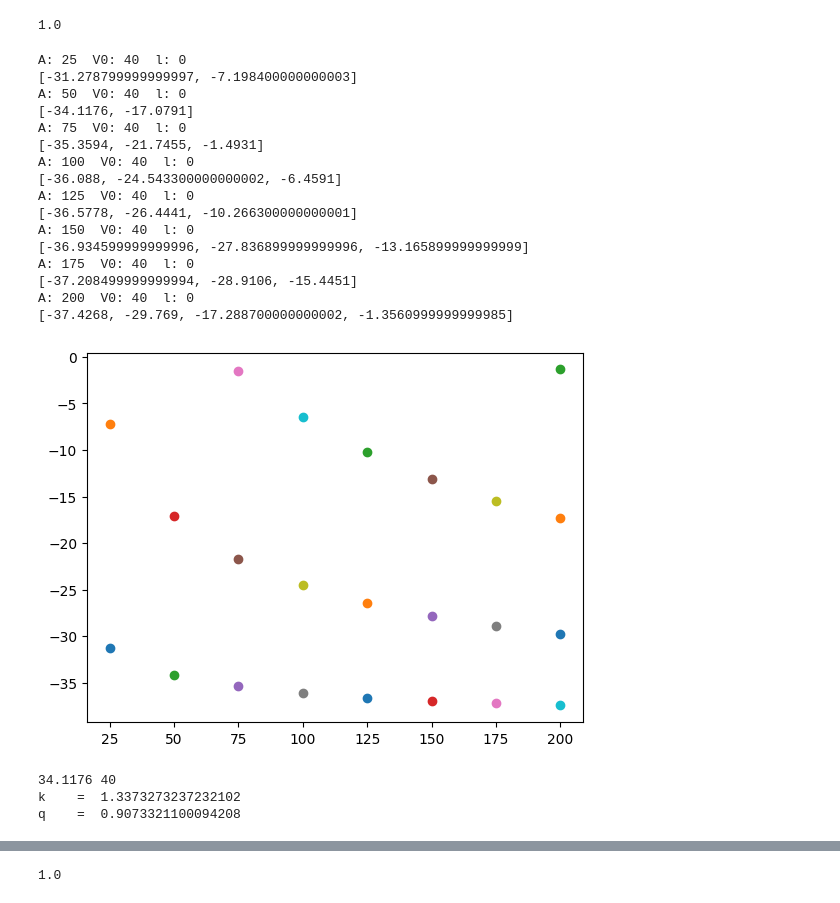
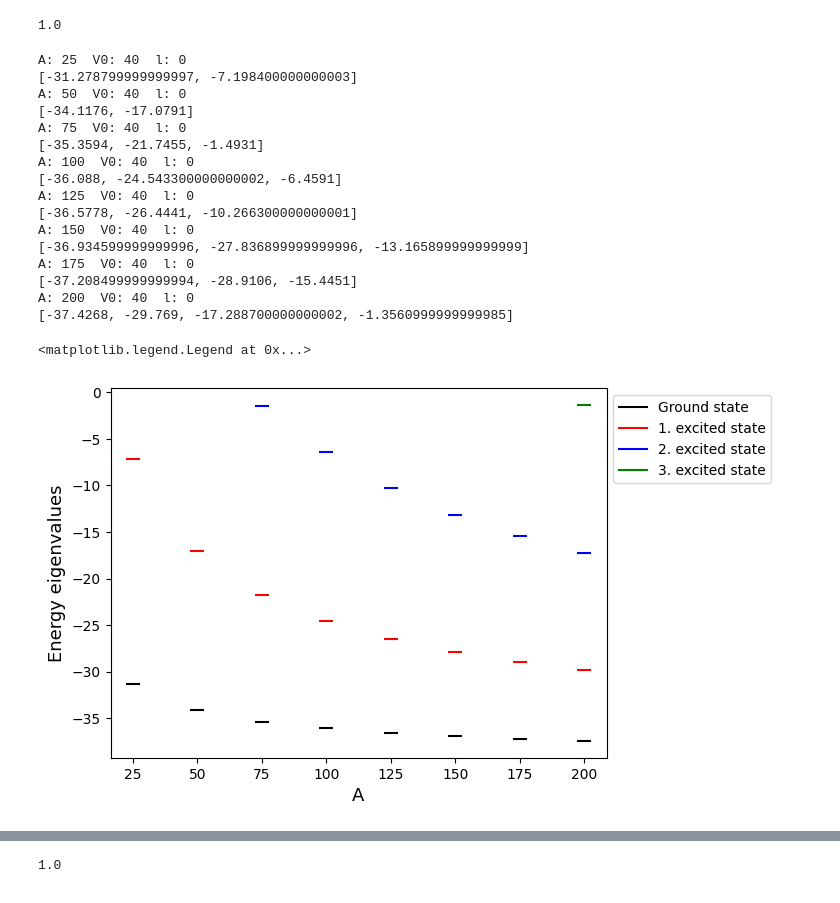
Before and after one commit to mariaheisel99/Studies, a Jupyter notebook: Nuclear_II/exercises.ipynb, the cells around one changed output, grey strips where cells are left out. Cells and saved outputs as stored; diff of their text form; code cells hidden in the pictures.

```diff
--- a/Nuclear_II/exercises.ipynb
+++ b/Nuclear_II/exercises.ipynb
@@ -280,11 +281,11 @@ m
 # %% [output]
 (1875.61294257, 'MeV', 5.7e-07)
 # %%
-plt.figure(figsize=(10,8))
+plt.figure(figsize=(8,5))
 R = 1.7
-a = 2*m[0]*v0*R**2/hbarc**2
-x = np.linspace(0, 10, 1000)
+x = np.linspace(0, 10, 100000)
 y1 = -x*(1/np.tan(x))
+y1[:-1][np.diff(y1) < 0] = np.nan
 # a = np.array([np.pi/4, np.pi/2, 3/4*np.pi, np.pi,np.pi*5/4,np.pi*3/2,7/4*np.pi,np.pi*2])
 # rs = np.array([r'$\pi/4$',r'$\pi/2$',r'$3\pi/4$',r'$\pi$',r'$5\pi/4$',r'$3\pi/2$',r'$7\pi/4$',r'$2\pi$'])
 # colors = ['b','g','y','k','r','m','c','orange']
@@ -295,12 +296,12 @@ y1 = -x*(1/np.tan(x))
 #     plt.annotate(f'a = {name}',(x[5],y2[5]),textcoords="offset points", xytext=(-3,5))
 ed = 2.225 #MeV
 y=np.sqrt(2*(mp/2)/hbarc**2*ed)*R
-plt.hlines(y,0,7, ls = 'dashed', color = 'k')
-plt.plot(x,y1, ls= 'solid', c = 'r', label = 'y=-x*cot(x)',lw = 3)
+plt.hlines(y,0,10, ls = 'dashed', color = 'k')
+plt.plot(x,y1, ls= 'solid', c = 'r', label = r'$y=-x\cdot \cot(x)$'+'\n'+r'$x = Rk$, $y = qR$')
 # plt.plot(x,y2)
-plt.ylim(0,7)
-plt.xlim(0,7)
-
-plt.legend(loc = 'upper right')
+plt.ylim(0,3)
+plt.xlim(0,10)
+plt.grid()
+plt.legend(loc = 'upper left')
 # %% [output]
 <matplotlib.legend.Legend at 0x...>
@@ -309,7 +310,8 @@ plt.legend(loc = 'upper right')
 from scipy.optimize import fsolve
 import scipy.optimize as so
 f = lambda x: -x*(1/np.tan(x))-y
-
+R = 1.7
+ed = 2.225
 x0 = so.brentq(f, 1,2.3, xtol=2e-12, rtol=8.881784197001252e-16, maxiter=100, full_output=False, disp=True)
 print(f'x at ground state = {x0}')
 # %% [output]
@@ -428,52 +451,48 @@ def find_E(A,V0):
         E2 = np.linspace(Eres[j],Eres[j]+0.1,num=1000,endpoint=False)
         Ehelp = zeropoint(E2,V0,A,l)
         Efinal.append(Ehelp[0])
 
     print('A:',A,' V0:',V0,' l:',l)
     return Efinal
 
 
-A = np.array([25,50,75,100,125,150,175,200])
+As = np.array([25,50,75,100,125,150,175,200])
+cols = ['k','r','b','g']
 V0 = 40
 e0s = []
-for i in A:
+for i in As:
     result = find_E(i,V0)
     print(result)
     e0s.append(result[0])
-    for results in result:
-        plt.scatter(i,results)
+    j = 0
+    for results in zip(result):
+        plt.scatter(i,results,color=cols[j], marker='_', s = 100)
+        j+=1
+plt.xlabel('A', fontsize=13)
+plt.ylabel('Energy eigenvalues', fontsize=13)
+handles = []
+labels = ['Ground state', '1. excited state','2. excited state','3. excited state']
+for i in range(4):
+    line = Line2D([0], [0], label=labels[i], color=cols[i])
+    handles.append(line)
+plt.legend(handles=handles, bbox_to_anchor = (1,1))
 # %% [output]
 A: 25  V0: 40  l: 0
 [-31.278799999999997, -7.198400000000003]
 A: 50  V0: 40  l: 0
 [-34.1176, -17.0791]
 A: 75  V0: 40  l: 0
 [-35.3594, -21.7455, -1.4931]
 A: 100  V0: 40  l: 0
 [-36.088, -24.543300000000002, -6.4591]
 A: 125  V0: 40  l: 0
 [-36.5778, -26.4441, -10.266300000000001]
 A: 150  V0: 40  l: 0
 [-36.934599999999996, -27.836899999999996, -13.165899999999999]
 A: 175  V0: 40  l: 0
 [-37.208499999999994, -28.9106, -15.4451]
 A: 200  V0: 40  l: 0
 [-37.4268, -29.769, -17.288700000000002, -1.3560999999999985]
+<matplotlib.legend.Legend at 0x...>
-[figure, old version]
+[figure, new version]
-# %%
-ed = -e0s[1]
-v0 = 40
-print(ed,v0)
-k = np.sqrt((2.*(mn/2)/hbarc**2)*(v0+(ed)))
-print('k    = ',k)
-q = np.sqrt((2.*(mn/2)/hbarc**2)*(ed))
-print('q    = ',q)
-A=1
-D = A*np.sin(k*R)/np.exp(-q*R)
-D1 = 1
-A = ((2*np.pi-D**2/(2*q)*np.exp(-2*q*R))*(1/(R-1/(2*k)*np.sin(2*k*R))))**(1/2)
-# %% [output]
-34.1176 40
-k    =  1.3373273237232102
-q    =  0.9073321100094208
 # %%
```
Also changed, not shown: parts of 9 cells of this notebook.
